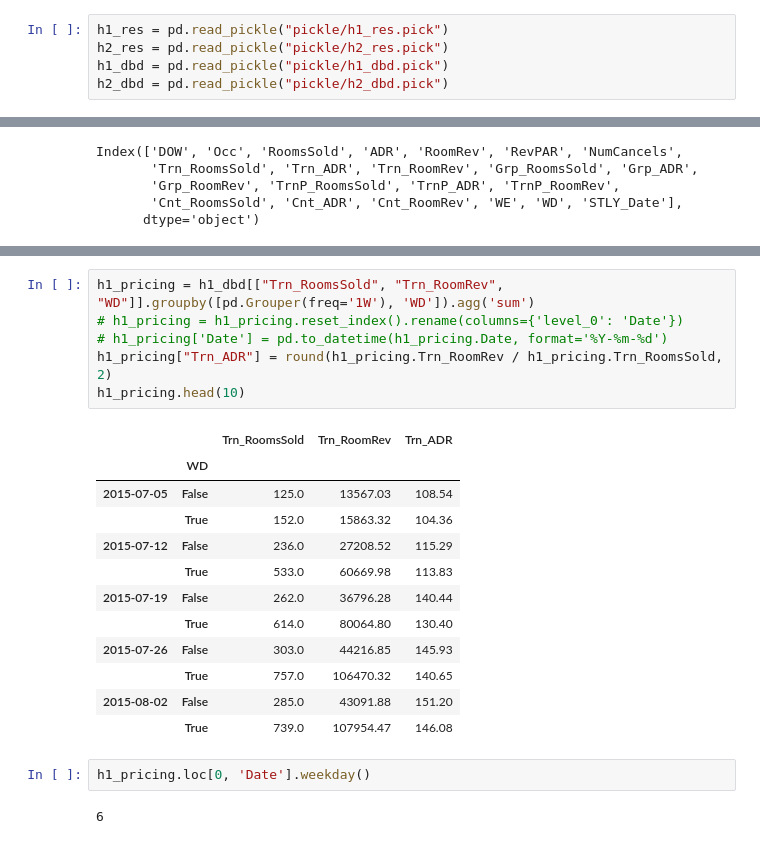
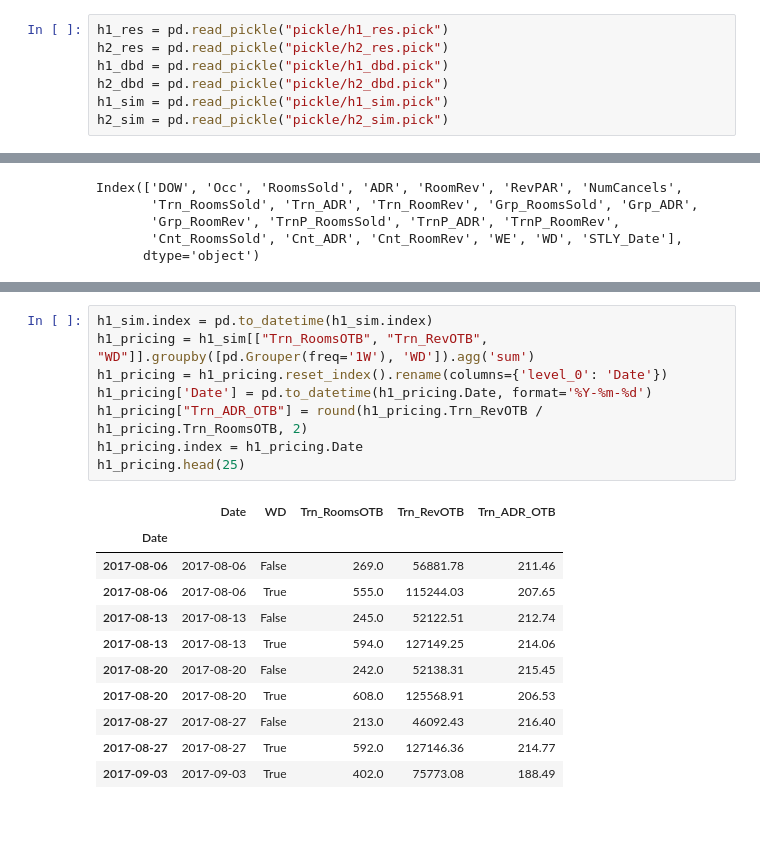
Before and after one commit to edubu2/hotel-revman-system, a Jupyter notebook: code/pricing.ipynb, the cells around one changed output, grey strips where cells are left out. Cells and saved outputs as stored; diff of their text form.

```diff
--- a/code/pricing.ipynb
+++ b/code/pricing.ipynb
@@ -10,6 +10,8 @@ h1_res = pd.read_pickle("pickle/h1_res.pick")
 h2_res = pd.read_pickle("pickle/h2_res.pick")
 h1_dbd = pd.read_pickle("pickle/h1_dbd.pick")
 h2_dbd = pd.read_pickle("pickle/h2_dbd.pick")
+h1_sim = pd.read_pickle("pickle/h1_sim.pick")
+h2_sim = pd.read_pickle("pickle/h2_sim.pick")
 # %%
 h1_dbd.columns
 # %% [output]
@@ -23,23 +32,20 @@ h2_dbd.index = pd.to_datetime(h2_dbd.index, format="%Y-%m-%d")
 # %%
-h1_pricing = h1_dbd[["Trn_RoomsSold", "Trn_RoomRev", "WD"]].groupby([pd.Grouper(freq='1W'), 'WD']).agg('sum')
-# h1_pricing = h1_pricing.reset_index().rename(columns={'level_0': 'Date'})
-# h1_pricing['Date'] = pd.to_datetime(h1_pricing.Date, format='%Y-%m-%d')
-h1_pricing["Trn_ADR"] = round(h1_pricing.Trn_RoomRev / h1_pricing.Trn_RoomsSold, 2)
-h1_pricing.head(10)
+h1_sim.index = pd.to_datetime(h1_sim.index)
+h1_pricing = h1_sim[["Trn_RoomsOTB", "Trn_RevOTB", "WD"]].groupby([pd.Grouper(freq='1W'), 'WD']).agg('sum')
+h1_pricing = h1_pricing.reset_index().rename(columns={'level_0': 'Date'})
+h1_pricing['Date'] = pd.to_datetime(h1_pricing.Date, format='%Y-%m-%d')
+h1_pricing["Trn_ADR_OTB"] = round(h1_pricing.Trn_RevOTB / h1_pricing.Trn_RoomsOTB, 2)
+h1_pricing.index = h1_pricing.Date
+h1_pricing.head(25)
 # %% [output]
-|  |  | Trn_RoomsSold | Trn_RoomRev | Trn_ADR |
-|  | WD |  |  |  |
-| 2015-07-05 | False | 125.0 | 13567.03 | 108.54 |
-|  | True | 152.0 | 15863.32 | 104.36 |
-| 2015-07-12 | False | 236.0 | 27208.52 | 115.29 |
-|  | True | 533.0 | 60669.98 | 113.83 |
-| 2015-07-19 | False | 262.0 | 36796.28 | 140.44 |
-|  | True | 614.0 | 80064.80 | 130.40 |
-| 2015-07-26 | False | 303.0 | 44216.85 | 145.93 |
-|  | True | 757.0 | 106470.32 | 140.65 |
-| 2015-08-02 | False | 285.0 | 43091.88 | 151.20 |
-|  | True | 739.0 | 107954.47 | 146.08 |
+|  | Date | WD | Trn_RoomsOTB | Trn_RevOTB | Trn_ADR_OTB |
+| Date |  |  |  |  |  |
+| 2017-08-06 | 2017-08-06 | False | 269.0 | 56881.78 | 211.46 |
+| 2017-08-06 | 2017-08-06 | True | 555.0 | 115244.03 | 207.65 |
+| 2017-08-13 | 2017-08-13 | False | 245.0 | 52122.51 | 212.74 |
+| 2017-08-13 | 2017-08-13 | True | 594.0 | 127149.25 | 214.06 |
+| 2017-08-20 | 2017-08-20 | False | 242.0 | 52138.31 | 215.45 |
+| 2017-08-20 | 2017-08-20 | True | 608.0 | 125568.91 | 206.53 |
+| 2017-08-27 | 2017-08-27 | False | 213.0 | 46092.43 | 216.40 |
+| 2017-08-27 | 2017-08-27 | True | 592.0 | 127146.36 | 214.77 |
+| 2017-09-03 | 2017-09-03 | True | 402.0 | 75773.08 | 188.49 |
-# %%
-h1_pricing.loc[0, 'Date'].weekday()
-# %% [output]
-6
```
Also changed, not shown: parts of 16 cells of this notebook, 1 other file.
